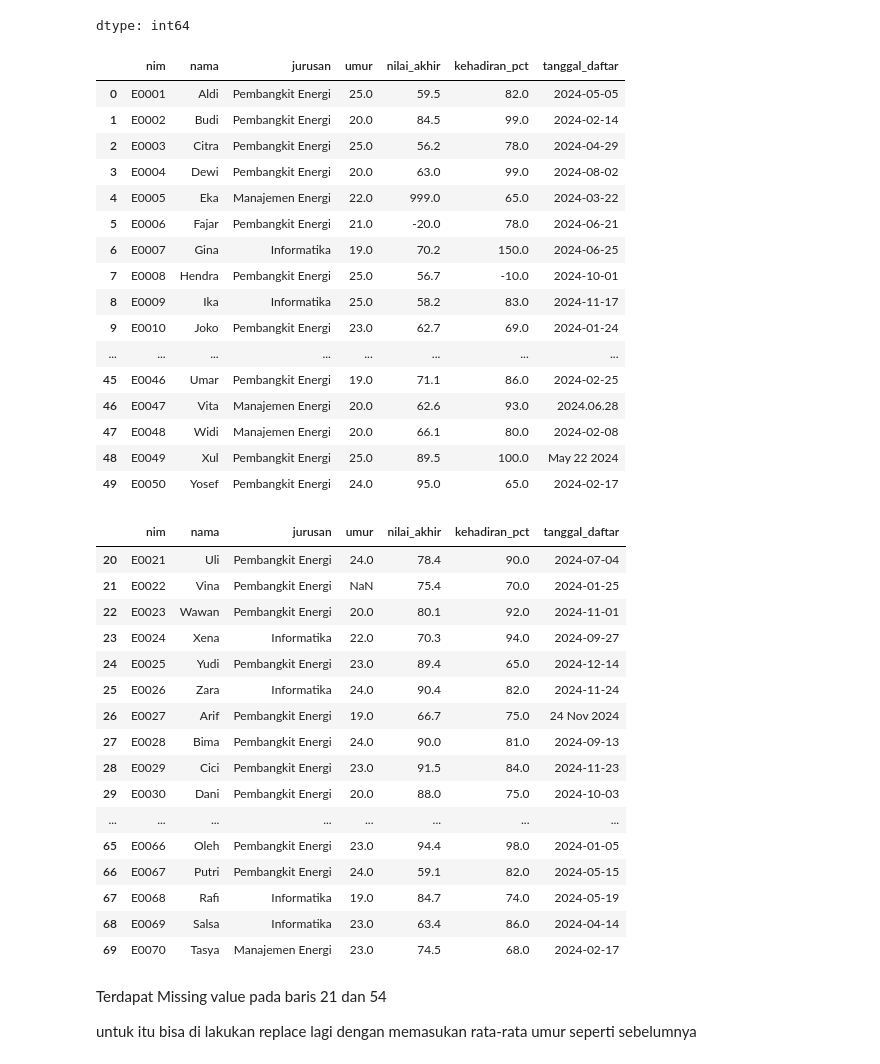
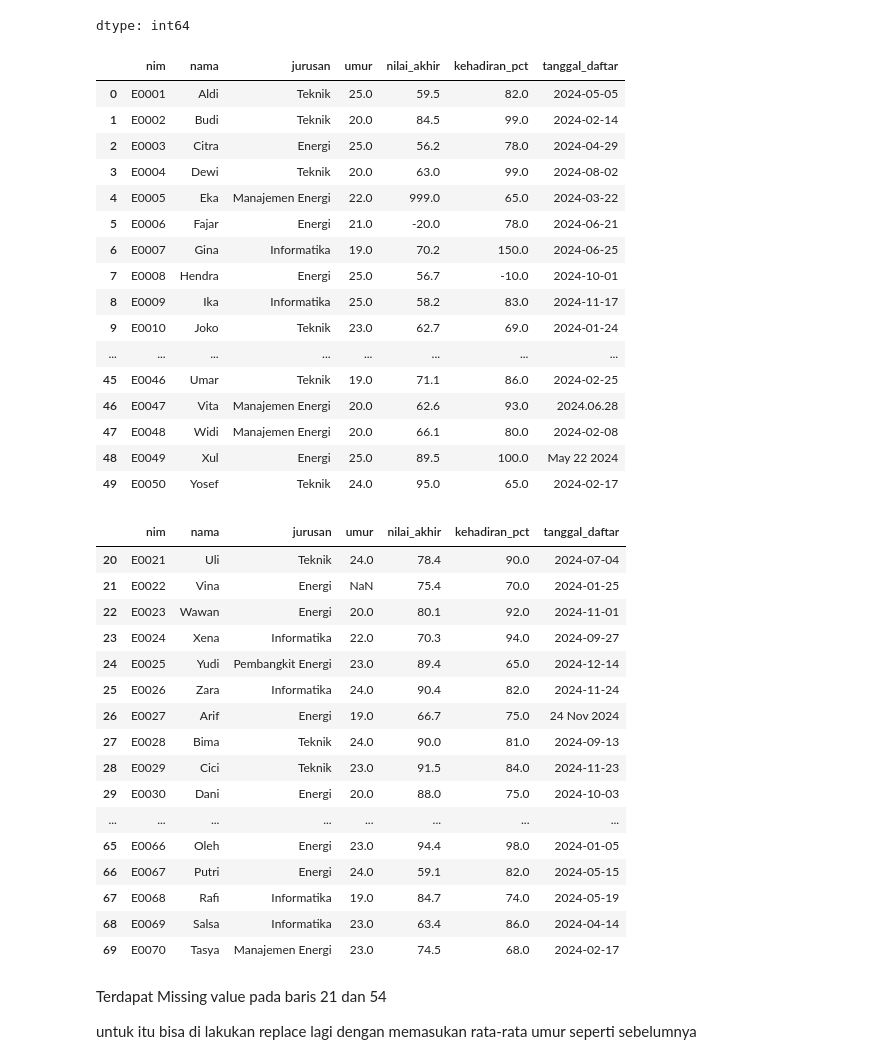
Before and after one commit to Nicoandikasinaga/pemograman-dasar, a Jupyter notebook: Latihan 08.ipynb, the cells around one changed output. Drawn from its saved outputs; the diff is of its cells as text; code cells hidden in the pictures.

```diff
--- a/Latihan 08.ipynb
+++ b/Latihan 08.ipynb
@@ -286,5 +300,5 @@ novendra_firawan["jurusan"] = novendra_firawan["jurusan"].replace(mapping_jurusa
 # %%
-novendra_firawan["jurusan"] = novendra_firawan["jurusan"].str.title()
+muhammad_fikri["jurusan"] = muhammad_fikri["jurusan"].str.title()
 
 #kemablikan menjadi huruf besar
 # %%
@@ -335,7 +357,7 @@ di sini terlihat beberapa data yg tidak konsisten seperti (150, -5, twenty, 120,
 
 Selanjutnya lakukan seperti pada kolom jurusan , bisa di lakukan mapping atau di ganti satu persatu, karena di sini jumlah data yg inkonsisten hanya satum jadi bisa di replace saja
 # %%
-novendra_firawan['umur'] = novendra_firawan['umur'].replace('twenty', 20)
+muhammad_fikri['umur'] = muhammad_fikri['umur'].replace('twenty', 20)
 
 #bisa di lakuakn replace satu persatu seperti ini
 # dari sebelumnya twenty menjadi 20
@@ -376,6 +396,6 @@ Bisa di lakuakn replace satu persatu seperti di atas atau mapping kembali sepert
 # %%
-novendra_firawan['umur'] = pd.to_numeric(novendra_firawan['umur'], errors='coerce')
-novendra_firawan['umur'].mean()
+muhammad_fikri['umur'] = pd.to_numeric(muhammad_fikri['umur'], errors='coerce')
+muhammad_fikri['umur'].mean()
 # %% [output]
 np.float64(25.220588235294116)
 # %% [markdown]
@@ -390,6 +410,6 @@ mapping_umur = {
     150: 25
 }
 # %%
-novendra_firawan['umur'] = novendra_firawan['umur'].replace(mapping_umur)
+muhammad_fikri['umur'] = muhammad_fikri['umur'].replace(mapping_umur)
 # %%
 print("Hasil setelah pemetaan:")
@@ -424,43 +444,43 @@ novendra_firawan.isna().sum()
 | tanggal_daftar | 0 |
 dtype: int64
 # %%
-novendra_firawan.head(50)
+muhammad_fikri.head(50)
 #untuk memastika bisa menggunakan sintaks di atas dengan masukan value baris yang ingin di lihat, cara ini juga bisa di lakukan untuk tail(50)
 # %% [output]
 |  | nim | nama | jurusan | umur | nilai_akhir | kehadiran_pct | tanggal_daftar |
-| 0 | E0001 | Aldi | Pembangkit Energi | 25.0 | 59.5 | 82.0 | 2024-05-05 |
-| 1 | E0002 | Budi | Pembangkit Energi | 20.0 | 84.5 | 99.0 | 2024-02-14 |
-| 2 | E0003 | Citra | Pembangkit Energi | 25.0 | 56.2 | 78.0 | 2024-04-29 |
-| 3 | E0004 | Dewi | Pembangkit Energi | 20.0 | 63.0 | 99.0 | 2024-08-02 |
+| 0 | E0001 | Aldi | Teknik | 25.0 | 59.5 | 82.0 | 2024-05-05 |
+| 1 | E0002 | Budi | Teknik | 20.0 | 84.5 | 99.0 | 2024-02-14 |
+| 2 | E0003 | Citra | Energi | 25.0 | 56.2 | 78.0 | 2024-04-29 |
+| 3 | E0004 | Dewi | Teknik | 20.0 | 63.0 | 99.0 | 2024-08-02 |
 | 4 | E0005 | Eka | Manajemen Energi | 22.0 | 999.0 | 65.0 | 2024-03-22 |
-| 5 | E0006 | Fajar | Pembangkit Energi | 21.0 | -20.0 | 78.0 | 2024-06-21 |
+| 5 | E0006 | Fajar | Energi | 21.0 | -20.0 | 78.0 | 2024-06-21 |
 | 6 | E0007 | Gina | Informatika | 19.0 | 70.2 | 150.0 | 2024-06-25 |
-| 7 | E0008 | Hendra | Pembangkit Energi | 25.0 | 56.7 | -10.0 | 2024-10-01 |
+| 7 | E0008 | Hendra | Energi | 25.0 | 56.7 | -10.0 | 2024-10-01 |
 | 8 | E0009 | Ika | Informatika | 25.0 | 58.2 | 83.0 | 2024-11-17 |
-| 9 | E0010 | Joko | Pembangkit Energi | 23.0 | 62.7 | 69.0 | 2024-01-24 |
+| 9 | E0010 | Joko | Teknik | 23.0 | 62.7 | 69.0 | 2024-01-24 |
 | ... | ... | ... | ... | ... | ... | ... | ... |
-| 45 | E0046 | Umar | Pembangkit Energi | 19.0 | 71.1 | 86.0 | 2024-02-25 |
+| 45 | E0046 | Umar | Teknik | 19.0 | 71.1 | 86.0 | 2024-02-25 |
 | 46 | E0047 | Vita | Manajemen Energi | 20.0 | 62.6 | 93.0 | 2024.06.28 |
 | 47 | E0048 | Widi | Manajemen Energi | 20.0 | 66.1 | 80.0 | 2024-02-08 |
-| 48 | E0049 | Xul | Pembangkit Energi | 25.0 | 89.5 | 100.0 | May 22 2024 |
-| 49 | E0050 | Yosef | Pembangkit Energi | 24.0 | 95.0 | 65.0 | 2024-02-17 |
+| 48 | E0049 | Xul | Energi | 25.0 | 89.5 | 100.0 | May 22 2024 |
+| 49 | E0050 | Yosef | Teknik | 24.0 | 95.0 | 65.0 | 2024-02-17 |
 # %%
-novendra_firawan.tail(50)
+muhammad_fikri.tail(50)
 # %% [output]
 |  | nim | nama | jurusan | umur | nilai_akhir | kehadiran_pct | tanggal_daftar |
-| 20 | E0021 | Uli | Pembangkit Energi | 24.0 | 78.4 | 90.0 | 2024-07-04 |
-| 21 | E0022 | Vina | Pembangkit Energi | NaN | 75.4 | 70.0 | 2024-01-25 |
-| 22 | E0023 | Wawan | Pembangkit Energi | 20.0 | 80.1 | 92.0 | 2024-11-01 |
+| 20 | E0021 | Uli | Teknik | 24.0 | 78.4 | 90.0 | 2024-07-04 |
+| 21 | E0022 | Vina | Energi | NaN | 75.4 | 70.0 | 2024-01-25 |
+| 22 | E0023 | Wawan | Energi | 20.0 | 80.1 | 92.0 | 2024-11-01 |
 | 23 | E0024 | Xena | Informatika | 22.0 | 70.3 | 94.0 | 2024-09-27 |
 | 24 | E0025 | Yudi | Pembangkit Energi | 23.0 | 89.4 | 65.0 | 2024-12-14 |
 | 25 | E0026 | Zara | Informatika | 24.0 | 90.4 | 82.0 | 2024-11-24 |
-| 26 | E0027 | Arif | Pembangkit Energi | 19.0 | 66.7 | 75.0 | 24 Nov 2024 |
-| 27 | E0028 | Bima | Pembangkit Energi | 24.0 | 90.0 | 81.0 | 2024-09-13 |
-| 28 | E0029 | Cici | Pembangkit Energi | 23.0 | 91.5 | 84.0 | 2024-11-23 |
-| 29 | E0030 | Dani | Pembangkit Energi | 20.0 | 88.0 | 75.0 | 2024-10-03 |
+| 26 | E0027 | Arif | Energi | 19.0 | 66.7 | 75.0 | 24 Nov 2024 |
+| 27 | E0028 | Bima | Teknik | 24.0 | 90.0 | 81.0 | 2024-09-13 |
+| 28 | E0029 | Cici | Teknik | 23.0 | 91.5 | 84.0 | 2024-11-23 |
+| 29 | E0030 | Dani | Energi | 20.0 | 88.0 | 75.0 | 2024-10-03 |
 | ... | ... | ... | ... | ... | ... | ... | ... |
-| 65 | E0066 | Oleh | Pembangkit Energi | 23.0 | 94.4 | 98.0 | 2024-01-05 |
-| 66 | E0067 | Putri | Pembangkit Energi | 24.0 | 59.1 | 82.0 | 2024-05-15 |
+| 65 | E0066 | Oleh | Energi | 23.0 | 94.4 | 98.0 | 2024-01-05 |
+| 66 | E0067 | Putri | Energi | 24.0 | 59.1 | 82.0 | 2024-05-15 |
 | 67 | E0068 | Rafi | Informatika | 19.0 | 84.7 | 74.0 | 2024-05-19 |
 | 68 | E0069 | Salsa | Informatika | 23.0 | 63.4 | 86.0 | 2024-04-14 |
 | 69 | E0070 | Tasya | Manajemen Energi | 23.0 | 74.5 | 68.0 | 2024-02-17 |
```
Also changed, not shown: parts of 53 cells of this notebook.
